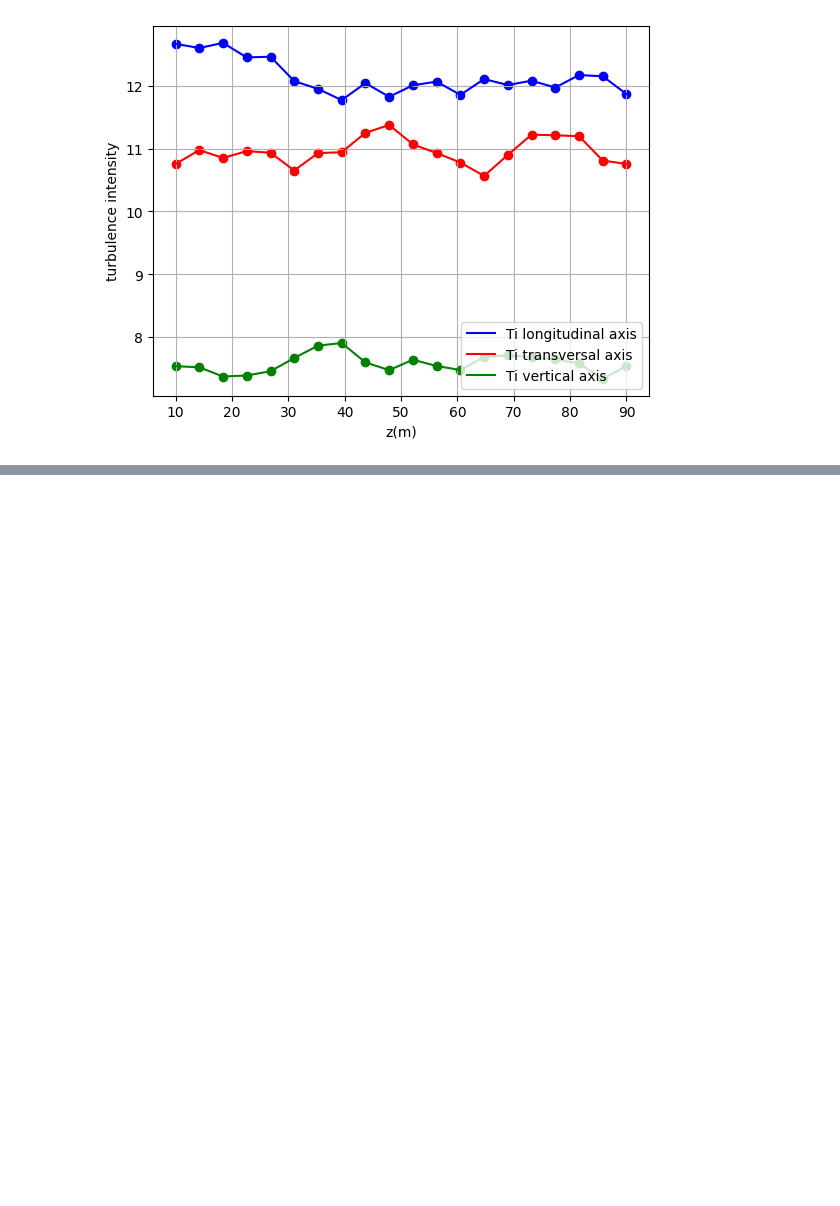
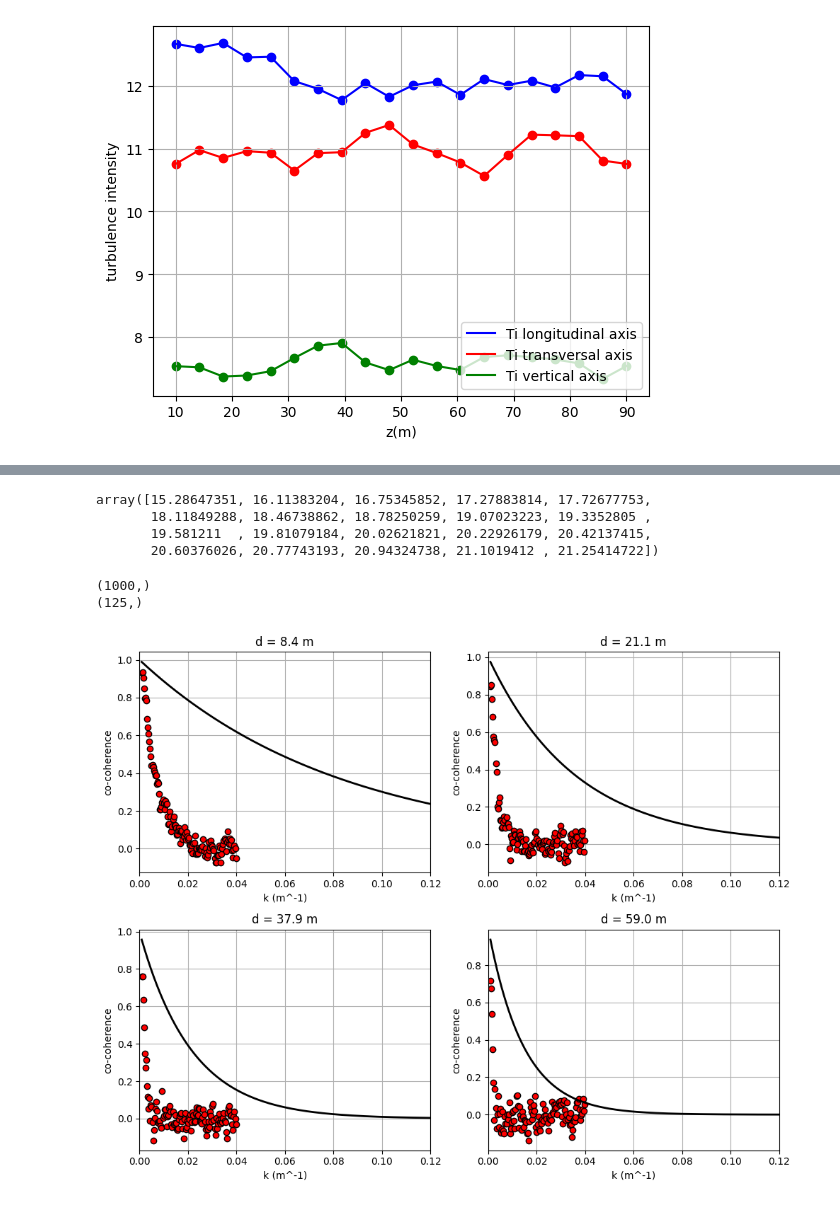
Before and after one commit to zwergon/yawisi, a Jupyter notebook: notebooks/vertical_mast.ipynb, the cells around one changed output, grey strips where cells are left out. Drawn from its saved outputs; the diff is of its cells as text; code cells hidden in the pictures; blank space fills up the shorter version.

Commit message:
add coherence to wind shear example

```diff
--- a/notebooks/vertical_mast.ipynb
+++ b/notebooks/vertical_mast.ipynb
@@ -170,0 +213,51 @@ plt.show()
+# %%
+dz = grid.get_distance_matrix()
+uniqueDist = np.unique(np.round(dz.flatten() * 100) / 100)
+distTarget = [10,20,40,60]
+# %%
+## Averaging coherence
+cocoh = np.reshape(cocoh, (Nsamples*Nsamples, -1))
+meanCoCoh = np.zeros((len(np.unique(uniqueDist)), cocoh.shape[1]))
+
+for ii, dist in enumerate(np.unique(uniqueDist)):
+    ind = np.where(np.round(dz.flatten() * 100) / 100 == dist)[0]
+    meanCoCoh[ii, :] = np.nanmean(cocoh[ind, :], axis=0)
+# %%
+from yawisi.profile import Profile
+profile = Profile(params)
+umean = profile(grid)
+mean_u_jk = 0.5 * np.add.outer(umean.ravel(), umean.ravel())
+umean
+# %% [output]
+array([15.28647351, 16.11383204, 16.75345852, 17.27883814, 17.72677753,
+       18.11849288, 18.46738862, 18.78250259, 19.07023223, 19.3352805 ,
+       19.581211  , 19.81079184, 20.02621821, 20.22926179, 20.42137415,
+       20.60376026, 20.77743193, 20.94324738, 21.1019412 , 21.25414722])
+# %%
+freq = np.linspace(0.003, 1, 1000)
+k = 2 * np.pi * freq / 20
+
+print(freq.shape)
+print(meanCoCoh[0, :].reshape((meanCoCoh.shape[1],)).shape)
+
+
+fig, axs = plt.subplots(2, 2, figsize=(10, 8))
+for ii, target in enumerate(distTarget, 1):
+    indDist = []
+    ind = np.argmin(np.abs(uniqueDist - target))
+    indDist.append(ind)
+    ax = axs[(ii - 1) // 2, (ii - 1) % 2]
+    ax.plot(k[:meanCoCoh.shape[1]], meanCoCoh[indDist, :].reshape((meanCoCoh.shape[1],)), 'ko', markerfacecolor='r')
+    ax.plot(k, np.exp(-7.5 * dz[0, ind] * freq / umean[ind]), 'k', linewidth=2)
+    ax.set_title('d = {:.1f} m'.format(uniqueDist[ind]))
+    ax.set_xlim([0, 0.12])
+    ax.set_xlabel('k (m^-1)')
+    ax.set_ylabel('co-coherence')
+    ax.grid(True)
+
+plt.tight_layout()
+plt.show()
+# %% [output]
+(1000,)
+(125,)
+[figure, added]
```
Also changed, not shown: parts of 3 cells of this notebook, 1 other file.
